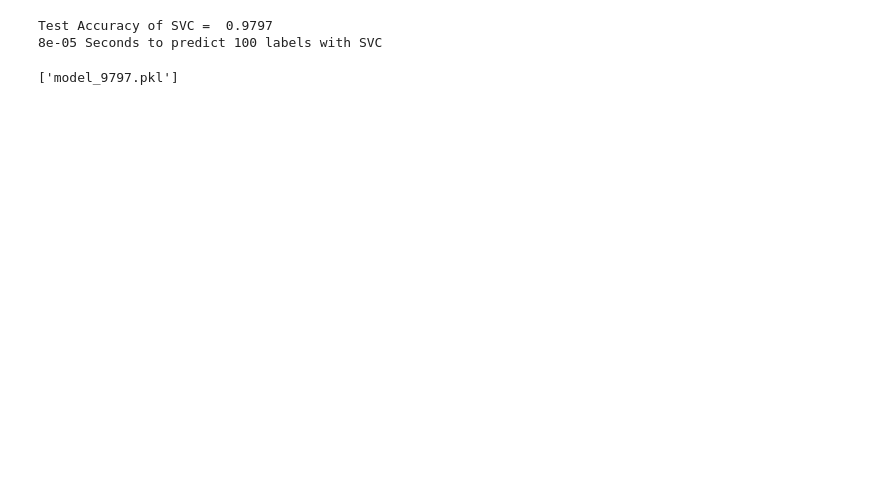
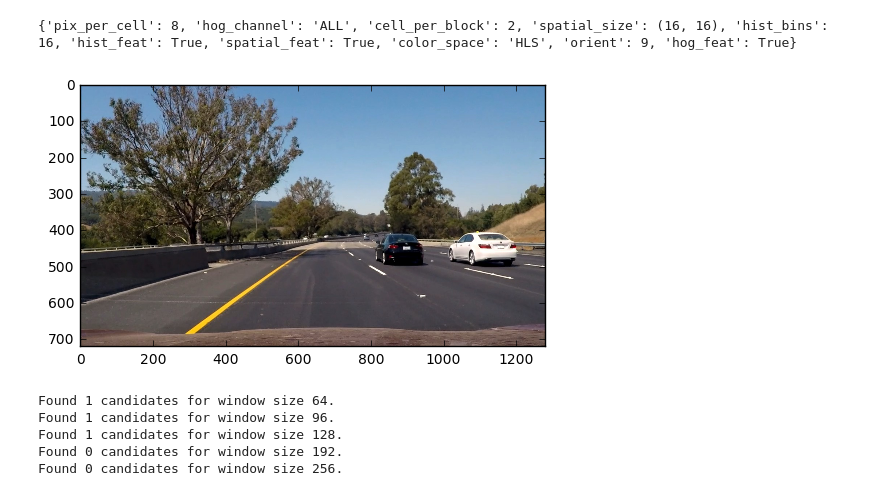
Before and after one commit to ThomasOdum/CarND-P05-Vehicle-Detection, a Jupyter notebook: Vehicle-Detection.ipynb, the cells around one changed output. Saved outputs shown, nothing was run; the diff lists cells and outputs as text; code cells hidden in the pictures; blank space fills up the shorter version.

```diff
--- a/Vehicle-Detection.ipynb
+++ b/Vehicle-Detection.ipynb
@@ -164,16 +82,8 @@ print(round(t2-t, 2), 'Seconds to train SVC...')
 print('Test Accuracy of SVC = ', round(svc.score(X_test, y_test), 4))
 # Check the prediction time for a single sample
 t=time.time()
-n_predict = 100
-# print('My SVC predicts: ', svc.predict(X_test[0:n_predict]))
-# print('For these',n_predict, 'labels: ', y_test[0:n_predict])
+n_predict = 10
+print('My SVC predicts: ', svc.predict(X_test[0:n_predict]))
+print('For these',n_predict, 'labels: ', y_test[0:n_predict])
 t2 = time.time()
 print(round(t2-t, 5), 'Seconds to predict', n_predict,'labels with SVC')
-# %% [output]
-Test Accuracy of SVC =  0.9797
-8e-05 Seconds to predict 100 labels with SVC
-# %%
-from sklearn.externals import joblib
-joblib.dump(svc, 'models/model_9797.pkl')
-# %% [output]
-['model_9797.pkl']
@@ -217,0 +99,27 @@ def slide_window(img, x_start_stop=[None, None], y_start_stop=[None, None],
+# %%
+from sklearn.externals import joblib
+data = joblib.load('models/model_9902.pkl')
+svc = data['model']
+config = data['config']
+X_scaler = data['scaler']
+
+color_space = config['color_space']
+spatial_size = config['spatial_size']
+hist_bins = config['hist_bins']
+orient = config['orient']
+pix_per_cell = config['pix_per_cell']
+cell_per_block = config['cell_per_block']
+hog_channel = config['hog_channel']
+spatial_feat = config['spatial_feat']
+hist_feat = config['hist_feat']
+hog_feat = config['hog_feat']
+print(config)
+# %% [output]
+{'pix_per_cell': 8, 'hog_channel': 'ALL', 'cell_per_block': 2, 'spatial_size': (16, 16), 'hist_bins': 16, 'hist_feat': True, 'spatial_feat': True, 'color_space': 'HLS', 'orient': 9, 'hog_feat': True}
+# %%
+image = mpimg.imread('test_images/test6.jpg')
+image = image.astype(np.float32)/255.
+plt.imshow(image)
+plt.show()
+# %% [output]
+[figure, added]
@@ -217,0 +161,30 @@ def slide_window(img, x_start_stop=[None, None], y_start_stop=[None, None],
+# %%
+pyramid = [dict(window=(64,64), y_band=[400, 528]),
+            dict(window=(96, 96), y_band=[400, 600]),
+            dict(window=(128, 128), y_band=[400, 700]),
+            dict(window=(192, 192), y_band=[400, None]),
+            dict(window=(256, 256), y_band=[400, None])]
+
+hot_windows = []
+for row in pyramid:
+    w_size, y_lims = row['window'], row['y_band']
+    windows = slide_window(image, x_start_stop=[None, None], y_start_stop=y_lims,
+                        xy_window=w_size, xy_overlap=(0.5, 0.5))
+
+    bboxes = search_windows(image, windows, svc, X_scaler, color_space=color_space,
+                        spatial_size=spatial_size, hist_bins=hist_bins,
+                        orient=orient, pix_per_cell=pix_per_cell,
+                        cell_per_block=cell_per_block,
+                        hog_channel=hog_channel, spatial_feat=spatial_feat,
+                        hist_feat=hist_feat, hog_feat=hog_feat)
+    hot_windows.extend(bboxes)
+    print('Found %d candidates for window size %d.' % (len(bboxes), w_size[0]))
+
+
+window_img = draw_boxes((image*255).astype(np.uint8), hot_windows, color=(255, 0, 0), thick=6)
+# %% [output]
+Found 1 candidates for window size 64.
+Found 1 candidates for window size 96.
+Found 1 candidates for window size 128.
+Found 0 candidates for window size 192.
+Found 0 candidates for window size 256.
```
Also changed, not shown: parts of 18 cells of this notebook, 6 other files.
